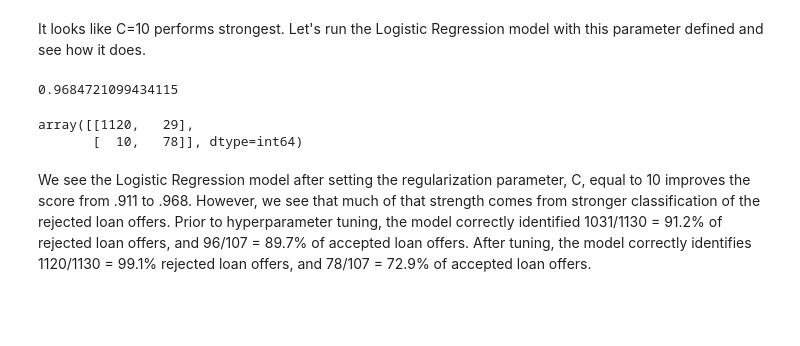
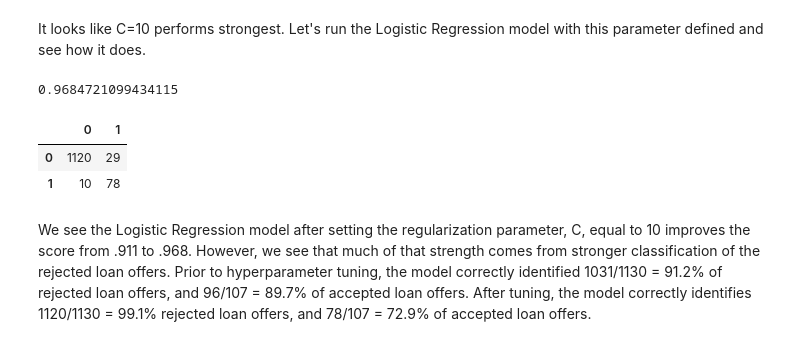
Before and after one commit to bdrau90/Capstone_3, a Jupyter notebook: capstone_3_modeling.ipynb, the cells around one changed output. Drawn from its saved outputs; the diff is of its cells as text; code cells hidden in the pictures; blank space fills up the shorter version.

```diff
--- a/capstone_3_modeling.ipynb
+++ b/capstone_3_modeling.ipynb
@@ -207,10 +213,12 @@ clf.score(X_test, y_test)
 0.9684721099434115
 # %%
 y_log_pred_2 = clf.predict(X_test)
-cm(y_log_pred_2, y_test)
+confusion_matrix = cm(y_log_pred_2, y_test)
+pd.DataFrame(confusion_matrix, columns = ['0','1'], index = ['0','1'])
 # %% [output]
-array([[1120,   29],
-       [  10,   78]], dtype=int64)
+|  | 0 | 1 |
+| 0 | 1120 | 29 |
+| 1 | 10 | 78 |
 # %% [markdown]
 We see the Logistic Regression model after setting the regularization parameter, C, equal to 10 improves the score from .911 to .968. However, we see that much of that strength comes from stronger classification of the rejected loan offers. Prior to hyperparameter tuning, the model correctly identified 1031/1130 = 91.2% of rejected loan offers, and 96/107 = 89.7% of accepted loan offers. After tuning, the model correctly identifies 1120/1130 = 99.1% rejected loan offers, and 78/107 = 72.9% of accepted loan offers.
 # %% [markdown]
```
Also changed, not shown: parts of 6 cells of this notebook.
